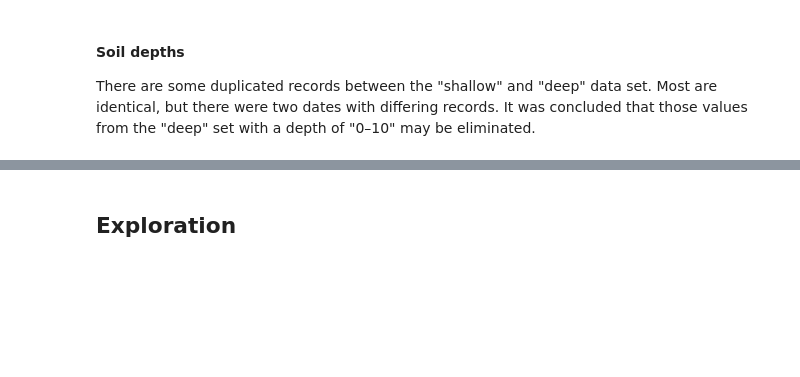
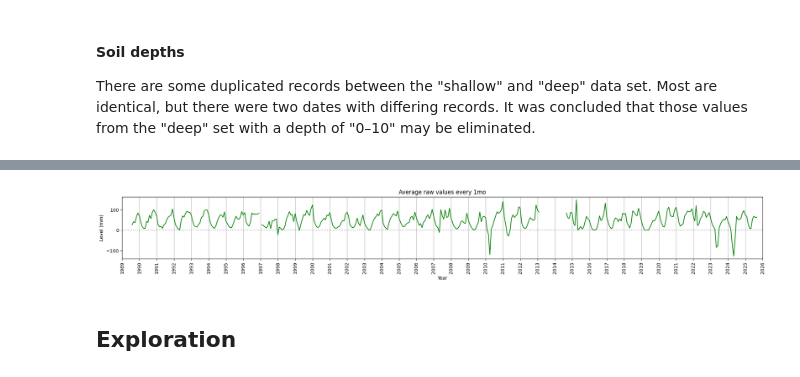
Before and after one commit to gmcginnis/info-698-capstone, a Jupyter notebook: 01_eda.ipynb, the cells around one changed output, grey strips where cells are left out. Drawn from its saved outputs; the diff is of its cells as text; code cells hidden in the pictures; blank space fills up the shorter version.

```diff
--- a/01_eda.ipynb
+++ b/01_eda.ipynb
@@ -371,0 +636,18 @@ data_soil_deep = data_soil_deep[data_soil_deep["depth"] != "0-10"]
+# %%
+
+data_mixed_filtered = data_mixed[
+    (data_mixed["source"] != "CHART") &
+    ((data_mixed["source_ffill"] == data_mixed["source_bfill"]) | data_mixed["source_bfill"].isnull()) &
+    (data_mixed["source_ffill"] != "CHART") &
+    (data_mixed["source_bfill"] != "CHART")
+    ]#["2002-12-26 00:00:00":"2002-12-26 23:59:59"]
+
+# data_mixed_filtered[~data_mixed_filtered["chk_fail"].isnull()]["chk_fail"].unique()
+# data_mixed_filtered[data_mixed_filtered["chk_fail"].str.contains("Gap Fill", na=False)]["chk_note"].unique()
+# data_mixed_filtered[data_mixed_filtered["raw"] == -999.0]
+
+# data_mixed_filtered[data_mixed_filtered["chk_note"] == "missing"]
+# data_mixed_filtered[(data_mixed_filtered["raw"] == -999.0)]["chk_fail"].unique()
+# data_mixed_filtered[(data_mixed_filtered["raw"] == -999.0) & (data_mixed_filtered["level"] != 0)]#["chk_fail"].unique()
+data_mixed_filtered[(data_mixed_filtered["raw"] < 0) & (data_mixed_filtered["raw"] != -999.0) & (data_mixed_filtered["level"] > 0)]
+# data_mixed_filtered[(data_mixed_filtered["raw"] == -999.0) & (data_mixed_filtered["chk_fail"].isnull())]
@@ -372,3 +686,41 @@ data_soil_deep = data_soil_deep[data_soil_deep["depth"] != "0-10"]
+# %%
+data_mixed_filtered_sumstats = data_mixed_filtered['raw'].dropna().resample('1ME').agg(['count', 'mean','std', 'min', 'max'])
+
+# data_mixed[
+#     # (data_mixed["source"] == "CHART") |
+#     ((data_mixed["source_ffill"] != data_mixed["source_bfill"]))
+#     # data_mixed["source"].isnull()
+#     ]
+
+# data_mixed[((data_mixed["source_ffill"] != data_mixed["source_bfill"]))]
+# data_mixed["2002-12-26 00:00:00":"2002-12-26 23:59:59"]
+
+fig, ax = plt.subplots(figsize=(20, 3))
+## Line for 0
+plt.axhline(y=0, color = "grey", linestyle = ":")
+# Mean
+ax.plot(data_mixed_filtered_sumstats.index, data_mixed_filtered_sumstats['mean'], color = 'green')
+# ax.plot(data_sumstats.index, data_sumstats['mean'], color = 'green', label = "Mean")
+# Ribbon for standard deviation
+# ax.fill_between(data_mixed_filtered_sumstats.index, data_mixed_filtered_sumstats['mean']-data_mixed_filtered_sumstats['std'], data_mixed_filtered_sumstats['mean']+data_mixed_filtered_sumstats['std'], color = 'aquamarine', label = "std")
+ax.set_xlabel("Year")
+ax.set_ylabel("Level (mm)")
+ax.set_title("Average raw values every 1mo")
+# ax.set_ylim(bottom = 0)
+ax.set_xlim(left = dt.date(1989, 1, 1), right = dt.date(2026, 1, 1))
+ax.xaxis.set_major_locator(mdates.YearLocator(month = 1)) # Show ticks at start of year
+plt.xticks(rotation = 90)
+plt.tight_layout()
+plt.grid(axis = 'x', which = 'major')
+# plt.legend(loc = 'upper right')
+# Truncate plot
+# ax.set_ylim(bottom = 0, top = 250)
+
+plt.show()
+
+del fig, ax
+# %% [output]
+[figure, added]
 # %% [markdown]
 ## Exploration
 # %% [markdown]
```
Also changed, not shown: parts of 26 cells of this notebook.
